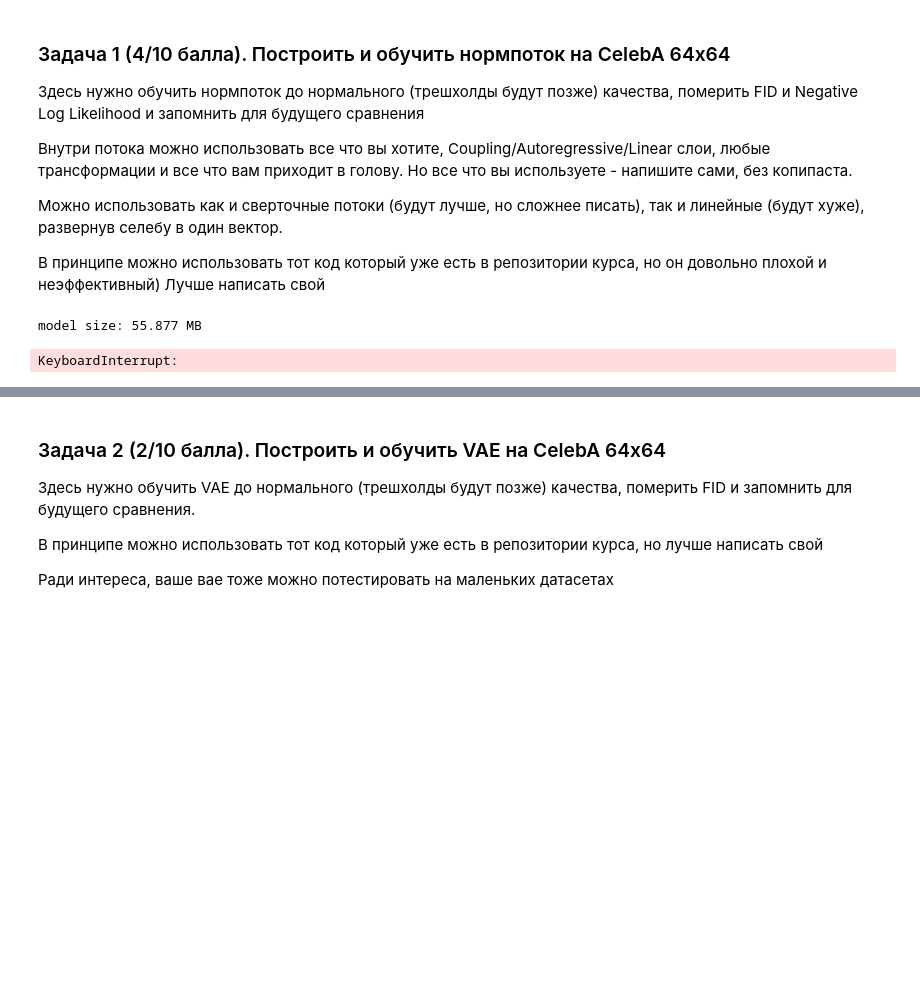
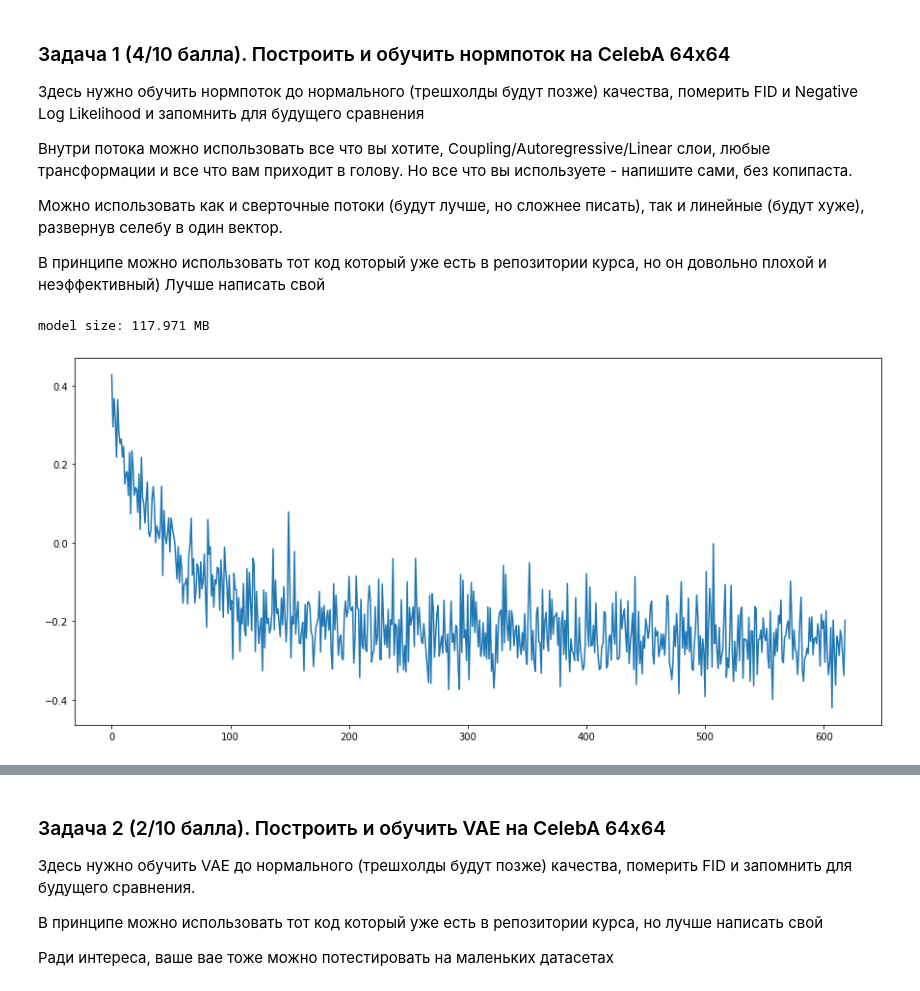
Before and after one commit to SpirinEgor/HSE.gans, a Jupyter notebook: homework_3/hw3_vapnev.ipynb, the cells around one changed output, grey strips where cells are left out. Saved outputs shown, nothing was run; the diff lists cells and outputs as text; code cells hidden in the pictures; blank space fills up the shorter version.

```diff
--- a/homework_3/hw3_vapnev.ipynb
+++ b/homework_3/hw3_vapnev.ipynb
@@ -188,7 +195,24 @@ def train_celeba(model, n_epochs: int = 5, lr: float = 1e-4, batch_size: int = 1
 # %%
-glow_celeba = Glow(k_flow=32, l_block=4, n_filters=128).to(device)
+glow_celeba = Glow(k_flow=32, l_block=4, n_filters=256).to(device)
+
+transform = transforms.Compose(
+    [
+        transforms.Resize(32),
+        transforms.CenterCrop(32),
+        transforms.RandomHorizontalFlip(),
+        transforms.ToTensor(),
+    ]
+)
+
+dataset = CelebaCustomDataset(transform=transform, attr_file_path="list_attr_celeba.txt", crop=True)
+
 print(f"model size: {calc_size(glow_celeba):.3f} MB")
-train_celeba(glow_celeba)
+glow_losses = train_glow(glow_celeba, dataset)
 # %% [output]
-model size: 55.877 MB
+model size: 117.971 MB
-KeyboardInterrupt:
+# %%
+plt.figure(figsize=(15, 7))
+plt.plot(glow_losses)
+plt.show()
+# %% [output]
+[figure, added]
```
Also changed, not shown: parts of 12 cells of this notebook, 1 other file.
